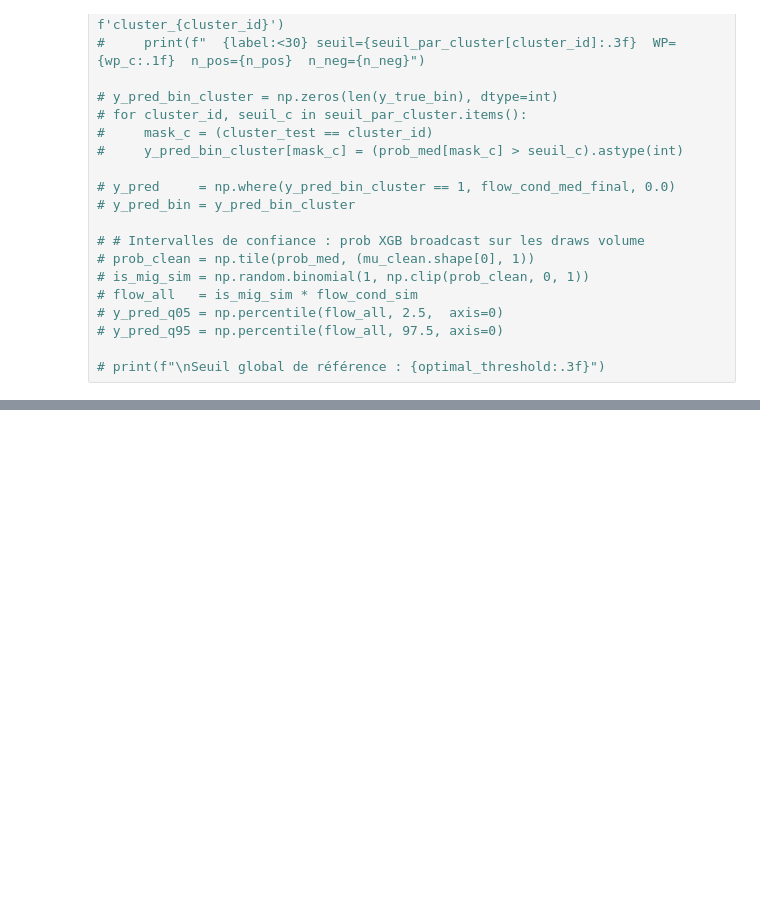
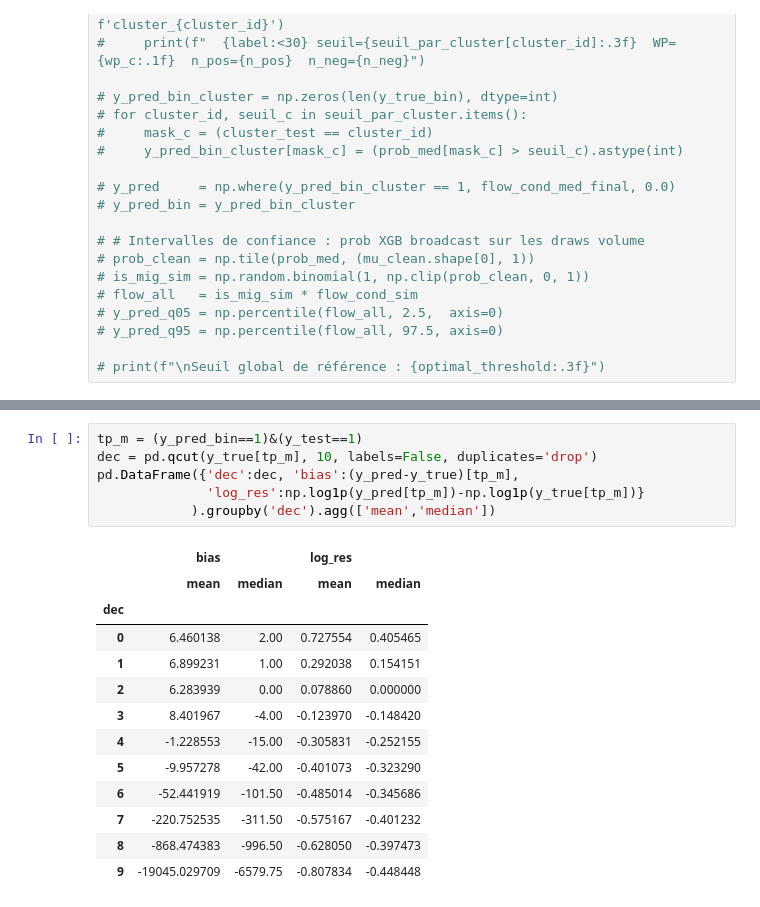
Before and after one commit to romainratajczyk/bayesForecasts, a Jupyter notebook: notebooks/hurdle_regression.ipynb, the cells around one changed output, grey strips where cells are left out. Cells and saved outputs as stored; diff of their text form; blank space fills up the shorter version.

Commit message:
diagnostics et test nouvelle simul

```diff
--- a/notebooks/hurdle_regression.ipynb
+++ b/notebooks/hurdle_regression.ipynb
@@ -2026,0 +2064,20 @@ FN : 3263 | FP : 586
+# %%
+tp_m = (y_pred_bin==1)&(y_test==1)
+dec = pd.qcut(y_true[tp_m], 10, labels=False, duplicates='drop')
+pd.DataFrame({'dec':dec, 'bias':(y_pred-y_true)[tp_m],
+              'log_res':np.log1p(y_pred[tp_m])-np.log1p(y_true[tp_m])}
+            ).groupby('dec').agg(['mean','median'])
+# %% [output]
+|  | bias |  | log_res |  |
+|  | mean | median | mean | median |
+| dec |  |  |  |  |
+| 0 | 6.460138 | 2.00 | 0.727554 | 0.405465 |
+| 1 | 6.899231 | 1.00 | 0.292038 | 0.154151 |
+| 2 | 6.283939 | 0.00 | 0.078860 | 0.000000 |
+| 3 | 8.401967 | -4.00 | -0.123970 | -0.148420 |
+| 4 | -1.228553 | -15.00 | -0.305831 | -0.252155 |
+| 5 | -9.957278 | -42.00 | -0.401073 | -0.323290 |
+| 6 | -52.441919 | -101.50 | -0.485014 | -0.345686 |
+| 7 | -220.752535 | -311.50 | -0.575167 | -0.401232 |
+| 8 | -868.474383 | -996.50 | -0.628050 | -0.397473 |
+| 9 | -19045.029709 | -6579.75 | -0.807834 | -0.448448 |
```
Also changed, not shown: parts of 28 cells of this notebook, 6 other files.
